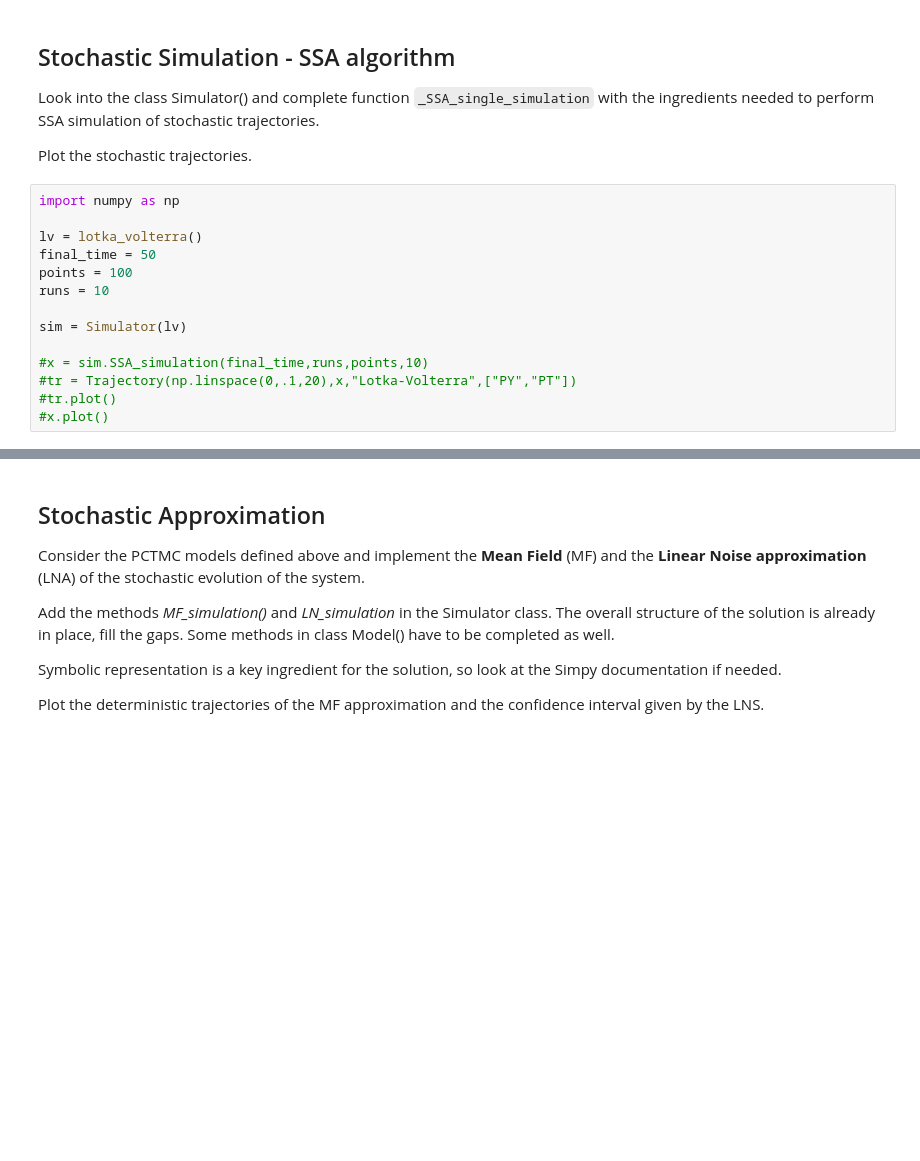
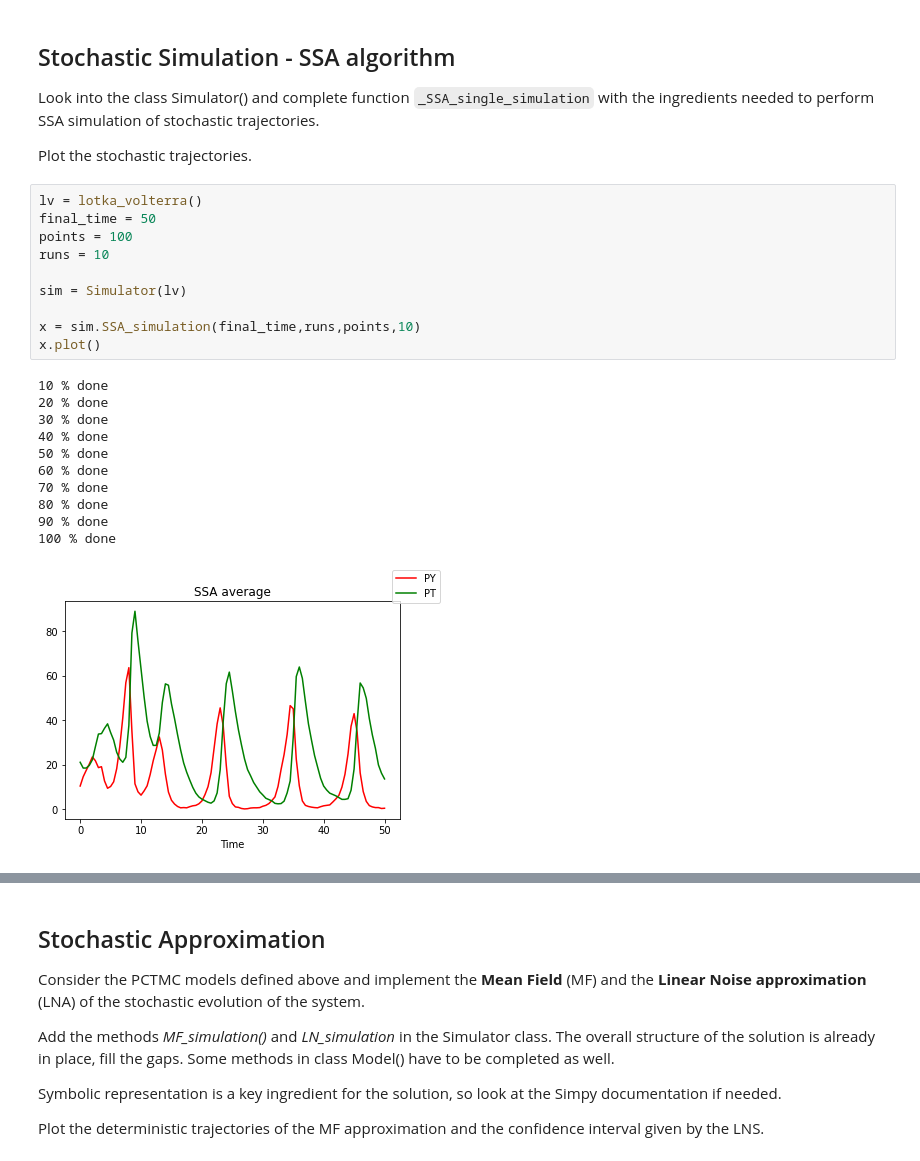
Before and after one commit to cima22/stochastic_modelling_and_simulation, a Jupyter notebook: pctmc/PCTMC.ipynb, the cells around one changed output, grey strips where cells are left out. Saved outputs shown, nothing was run; the diff lists cells and outputs as text; blank space fills up the shorter version.

```diff
--- a/pctmc/PCTMC.ipynb
+++ b/pctmc/PCTMC.ipynb
@@ -131,16 +130,24 @@ Look into the class Simulator() and complete function `_SSA_single_simulation` w
 
 Plot the stochastic trajectories.
 # %%
-import numpy as np
-
 lv = lotka_volterra()
 final_time = 50
 points = 100
 runs = 10
 
 sim = Simulator(lv)
 
-#x = sim.SSA_simulation(final_time,runs,points,10)
-#tr = Trajectory(np.linspace(0,.1,20),x,"Lotka-Volterra",["PY","PT"])
-#tr.plot()
-#x.plot()
+x = sim.SSA_simulation(final_time,runs,points,10)
+x.plot()
+# %% [output]
+10 % done
+20 % done
+30 % done
+40 % done
+50 % done
+60 % done
+70 % done
+80 % done
+90 % done
+100 % done
+[figure, added]
```
Also changed, not shown: parts of 7 cells of this notebook.
